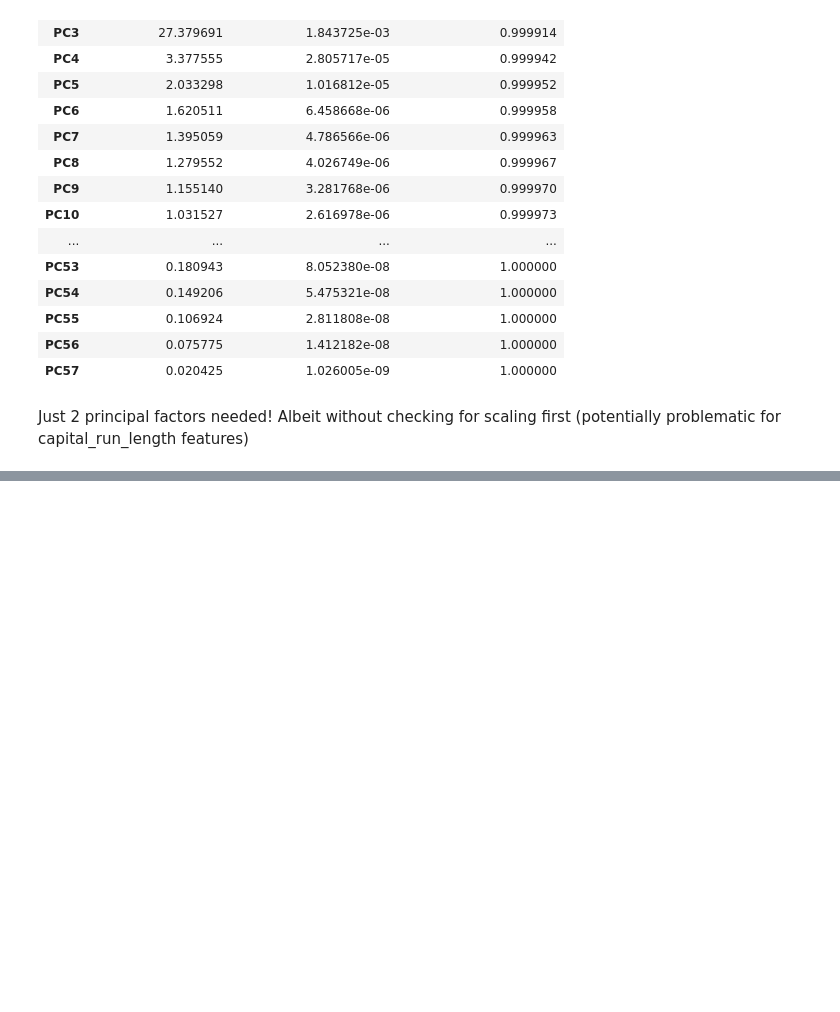
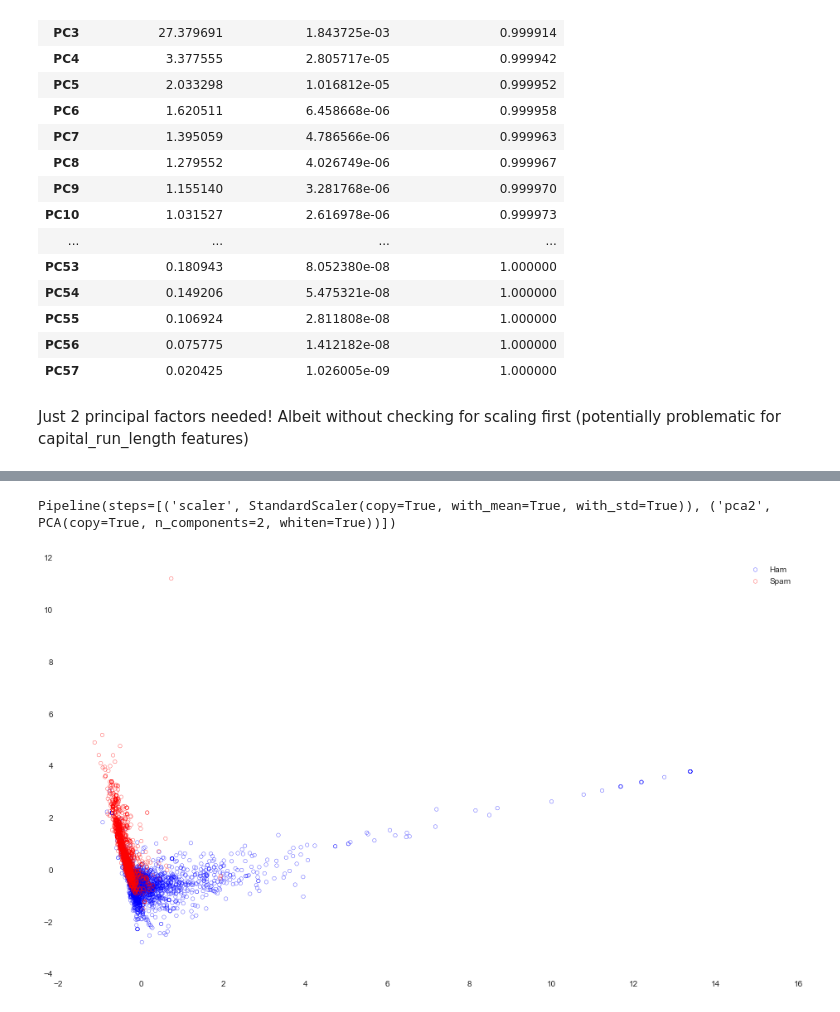
Before and after one commit to selwyth/DAT_SF_12, a Jupyter notebook: Homework/Dat_SF_12-Midterm-Questions_DF.ipynb, the cells around one changed output, grey strips where cells are left out. Cells and saved outputs as stored; diff of their text form; code cells hidden in the pictures; blank space fills up the shorter version.

```diff
--- a/Homework/Dat_SF_12-Midterm-Questions_DF.ipynb
+++ b/Homework/Dat_SF_12-Midterm-Questions_DF.ipynb
@@ -549,0 +550,18 @@ Heavy dimensionality reduction with PCA because word frequency goes together, bu
+# %%
+from sklearn.preprocessing import StandardScaler
+from sklearn.pipeline import Pipeline
+
+pipeline = Pipeline(
+                   (('scaler', StandardScaler()),
+                    ('pca2', PCA(n_components = 2, whiten = True)))
+                   )
+
+pipeline.fit(spam_data.iloc[:,0:57].copy())
+# %% [output]
+Pipeline(steps=[('scaler', StandardScaler(copy=True, with_mean=True, with_std=True)), ('pca2', PCA(copy=True, n_components=2, whiten=True))])
+# %%
+X_scaled_PCA2 = pipeline.transform(spam_data.iloc[:,0:57].copy())
+# %%
+plot_PCA_2D(X_scaled_PCA2, spam_data.is_spam.values, ['Ham', 'Spam'])
+# %% [output]
+[figure, added]
```
Also changed, not shown: parts of 25 cells of this notebook, 1 other file.
